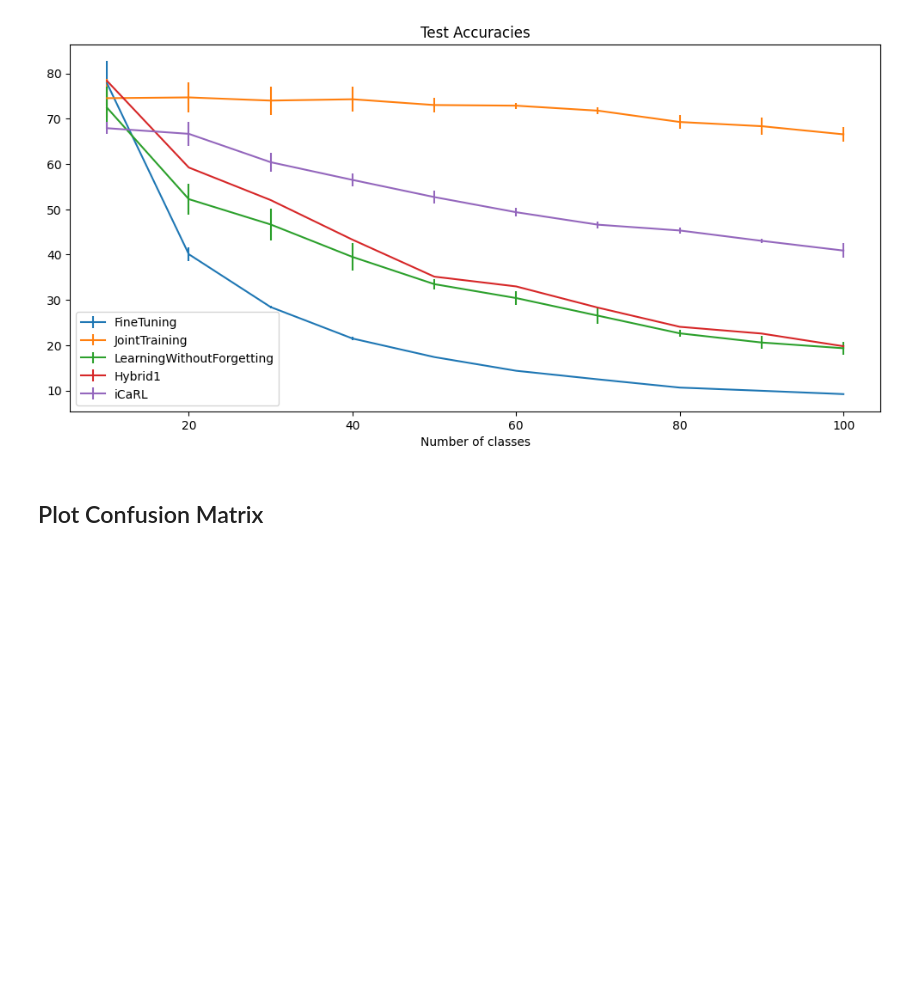
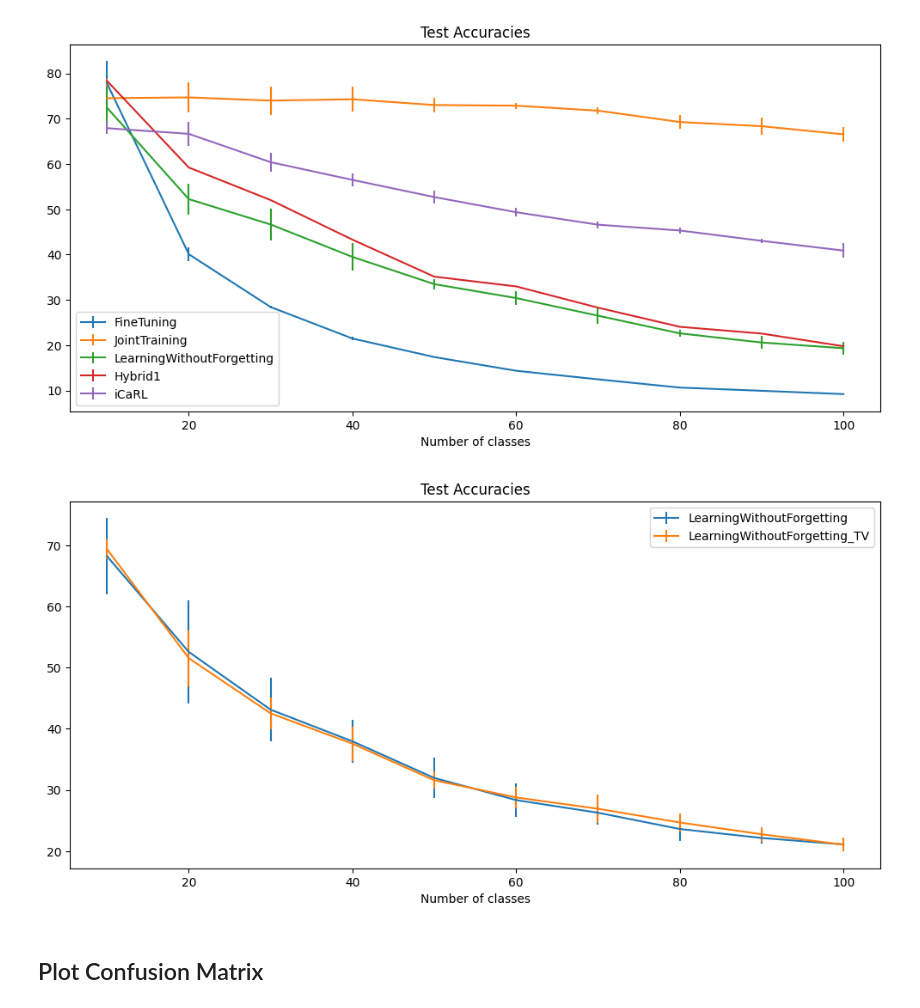
Before and after one commit to antonioalbanese/ProjectMLDL, a Jupyter notebook: plots/Plots.ipynb, the cells around one changed output. Cells and saved outputs as stored; diff of their text form; code cells hidden in the pictures; blank space fills up the shorter version.

Commit message:
Confronto validate LWF: i risultati non cambiano

```diff
--- a/plots/Plots.ipynb
+++ b/plots/Plots.ipynb
@@ -83,6 +83,38 @@ plot_test_accuracy(FineTuning_test_accuracy_stats,
                    iCaRL_test_accuracy_stats)
 # %% [output]
 [figure]
+# %%
+jsonfile = open("states/LWF/LWF_test_accuracy.json")
+LWF_test_accuracy =json.load(jsonfile)
+LWF_test_accuracy = np.array(LWF_test_accuracy)
+LWF_test_accuracy_stats = np.array([LWF_test_accuracy.mean(0) * 100, LWF_test_accuracy.std(0) * 100]).transpose()
+
+jsonfile = open("states/LWF/LWF_test_accuracy_trainer_validate.json")
+LWF_test_accuracy_tv =json.load(jsonfile)
+LWF_test_accuracy_tv = np.array(LWF_test_accuracy_tv)
+LWF_test_accuracy_tv_stats = np.array([LWF_test_accuracy_tv.mean(0) * 100, LWF_test_accuracy_tv.std(0) * 100]).transpose()
+# %%
+def plot_test_accuracy(lwf, lwf_tv, save_directory = None):
+  lfw_mean = np.array(lwf)[:, 0]
+  lfw_std = np.array(lwf)[:, 1]
+  tv_mean = np.array(lwf_tv)[:, 0]
+  tv_std = np.array(lwf_tv)[:, 1]
+  fig, ax = plt.subplots(figsize = (10, 5), dpi = 100)
+  x = np.arange(10, 101, 10)
+  ax.errorbar(x, lfw_mean, lfw_std, label = 'LearningWithoutForgetting')
+  ax.errorbar(x, tv_mean, tv_std, label = 'LearningWithoutForgetting_TV')
+  ax.set_xlabel("Number of classes")
+  plt.tight_layout()
+  plt.title("Test Accuracies", loc="center")
+  ax.legend()
+  if save_directory != None:
+    fig.savefig(save_directory)
+  plt.show()
+# %%
+plot_test_accuracy(LWF_test_accuracy_stats,
+                   LWF_test_accuracy_tv_stats)
+# %% [output]
+[figure, added]
 # %% [markdown]
 ## Plot Confusion Matrix
 # %%
```
Also changed, not shown: parts of 1 cell of this notebook.
